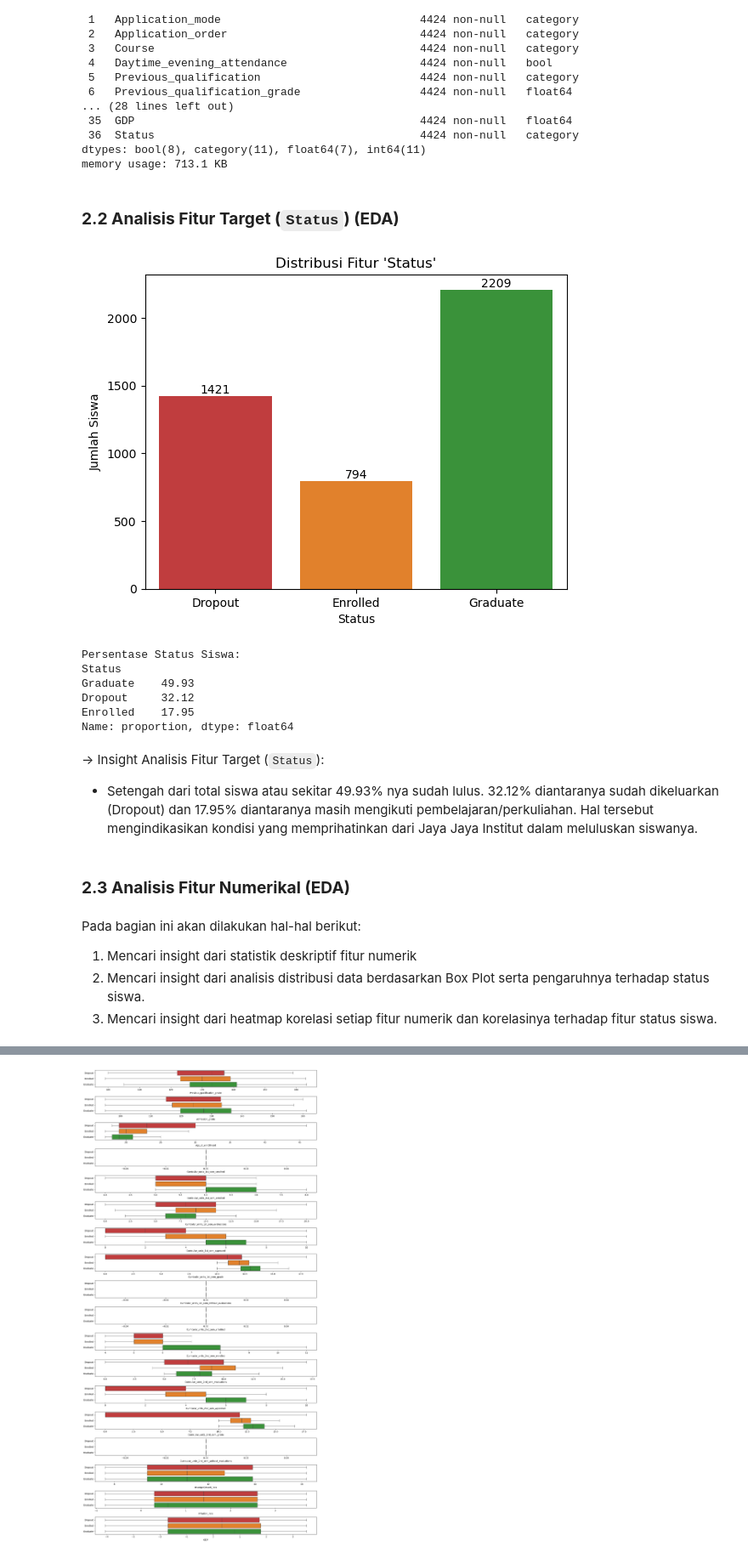
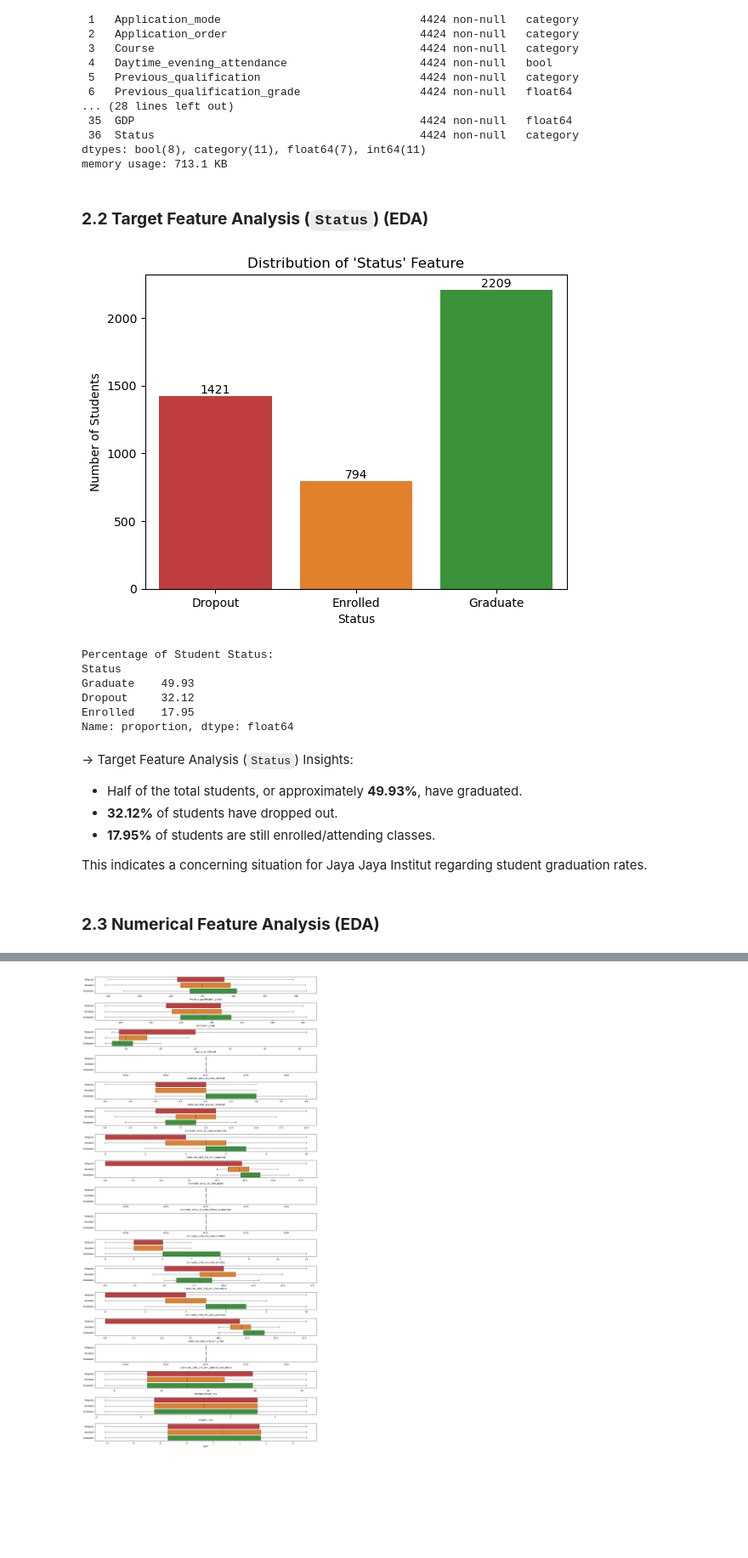
Before and after one commit to azhar-anas/student_status_prediction, a Jupyter notebook: notebook.ipynb, the cells around one changed output, grey strips where cells are left out. Shown at 85% size. Cells and saved outputs as stored; diff of their text form; code cells hidden in the pictures; blank space fills up the shorter version.

```diff
--- a/notebook.ipynb
+++ b/notebook.ipynb
@@ -200,39 +200,39 @@ Data columns (total 37 columns):
 dtypes: bool(8), category(11), float64(7), int64(11)
 memory usage: 713.1 KB
 # %% [markdown]
-### **2.2 Analisis Fitur Target (`Status`) (EDA)**
+### **2.2 Target Feature Analysis (`Status`) (EDA)**
 # %%
 status_palette = {"Graduate": "tab:green", "Dropout": "tab:red", "Enrolled": "tab:orange"}
 # %%
 ax = sns.countplot(x="Status", hue="Status", data=df, palette=status_palette, legend=False)
-plt.title("Distribusi Fitur 'Status'")
+plt.title("Distribution of 'Status' Feature")
 
 for p in ax.patches:
     count = int(p.get_height())
     ax.annotate(count, (p.get_x() + p.get_width() / 2., count),
                 ha="center", va="bottom", fontsize=10)
 
-plt.ylabel("Jumlah Siswa")
+plt.ylabel("Number of Students")
 plt.show()
 # %% [output]
-[figure, old version]
+[figure, new version]
 # %%
-print("Persentase Status Siswa:")
+print("Percentage of Student Status:")
 print((df["Status"].value_counts(normalize=True) * 100).round(2))
 # %% [output]
-Persentase Status Siswa:
+Percentage of Student Status:
 Status
 Graduate    49.93
 Dropout     32.12
 Enrolled    17.95
 Name: proportion, dtype: float64
-# %% [markdown]
--> Insight Analisis Fitur Target (`Status`):
-- Setengah dari total siswa atau sekitar 49.93% nya sudah lulus. 32.12% diantaranya sudah dikeluarkan (Dropout) dan 17.95% diantaranya masih mengikuti pembelajaran/perkuliahan. Hal tersebut mengindikasikan kondisi yang memprihatinkan dari Jaya Jaya Institut dalam meluluskan siswanya.
+# %% [markdown]
+-> Target Feature Analysis (`Status`) Insights:
+
+- Half of the total students, or approximately **49.93%**, have graduated.
+- **32.12%** of students have dropped out.
+- **17.95%** of students are still enrolled/attending classes.
+
+This indicates a concerning situation for Jaya Jaya Institut regarding student graduation rates.
 # %% [markdown]
-### **2.3 Analisis Fitur Numerikal (EDA)**
+### **2.3 Numerical Feature Analysis (EDA)**
-# %% [markdown]
-Pada bagian ini akan dilakukan hal-hal berikut:
-1. Mencari insight dari statistik deskriptif fitur numerik
-2. Mencari insight dari analisis distribusi data berdasarkan Box Plot serta pengaruhnya terhadap status siswa.
-3. Mencari insight dari heatmap korelasi setiap fitur numerik dan korelasinya terhadap fitur status siswa.
```
Also changed, not shown: parts of 96 cells of this notebook.
